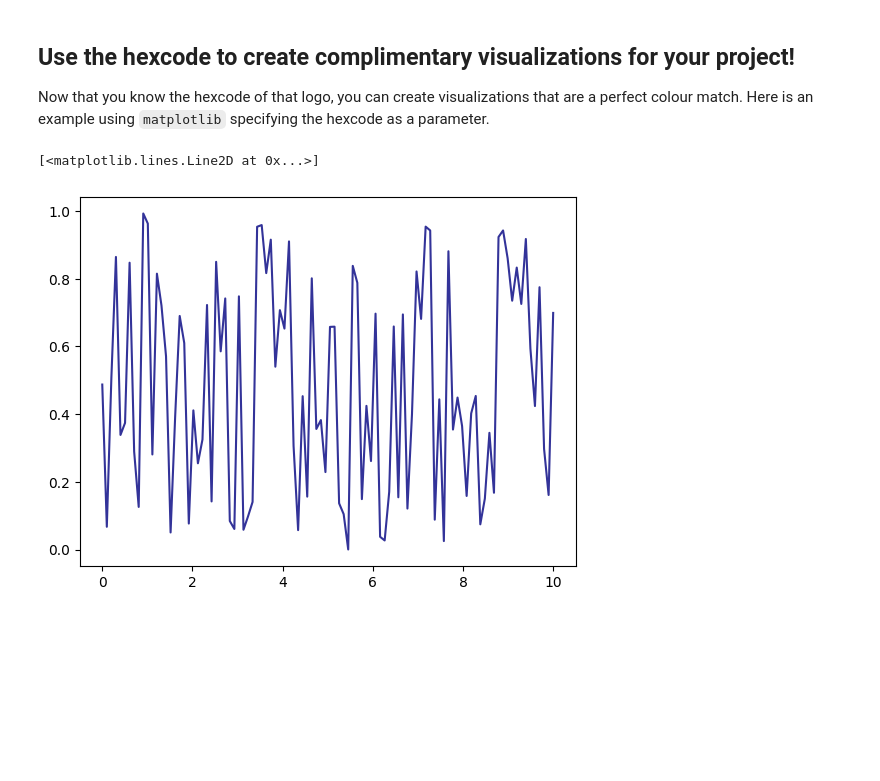
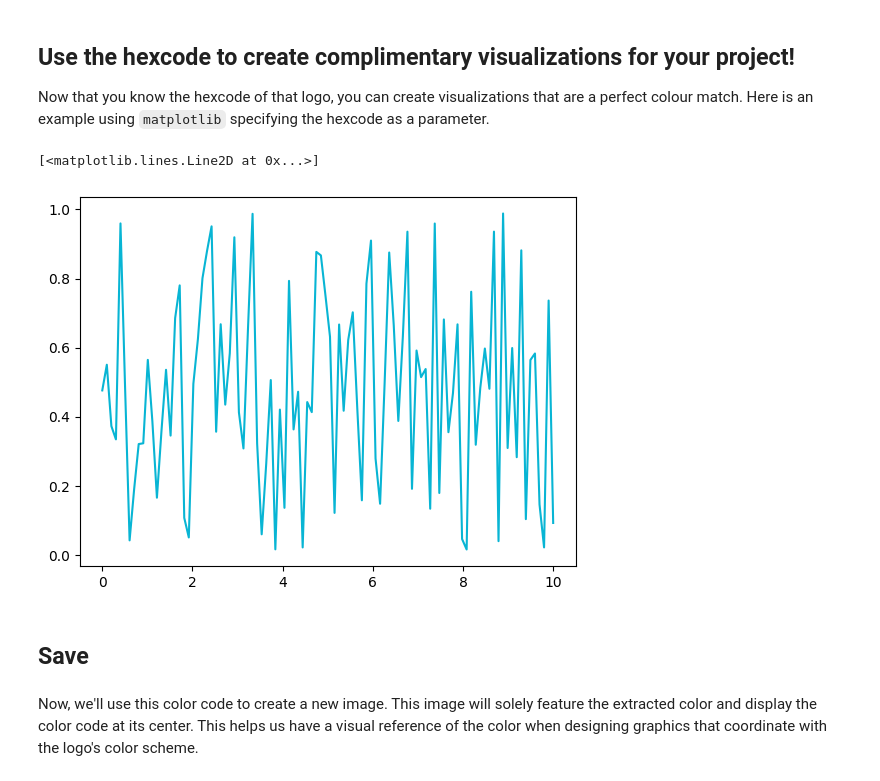
Before and after one commit to UBC-MDS/hexdropper, a Jupyter notebook: docs/example.ipynb, the cells around one changed output. Saved outputs shown, nothing was run; the diff lists cells and outputs as text; code cells hidden in the pictures; blank space fills up the shorter version.

Commit message:
add create_color_image tutorial

```diff
--- a/docs/example.ipynb
+++ b/docs/example.ipynb
@@ -62,7 +64,11 @@ Now that you know the hexcode of that logo, you can create visualizations that a
 # %%
 x = np.linspace(0,10,100)
 y = np.random.rand(len(x))
-plt.plot(x,y,'#333399')
+plt.plot(x,y,'#08B5D4')
 # %% [output]
 [<matplotlib.lines.Line2D at 0x...>]
-[figure, old version]
+[figure, new version]
+# %% [markdown]
+## Save
+# %% [markdown]
+Now, we'll use this color code to create a new image. This image will solely feature the extracted color and display the color code at its center. This helps us have a visual reference of the color when designing graphics that coordinate with the logo's color scheme.
```
Also changed, not shown: parts of 1 cell of this notebook.
